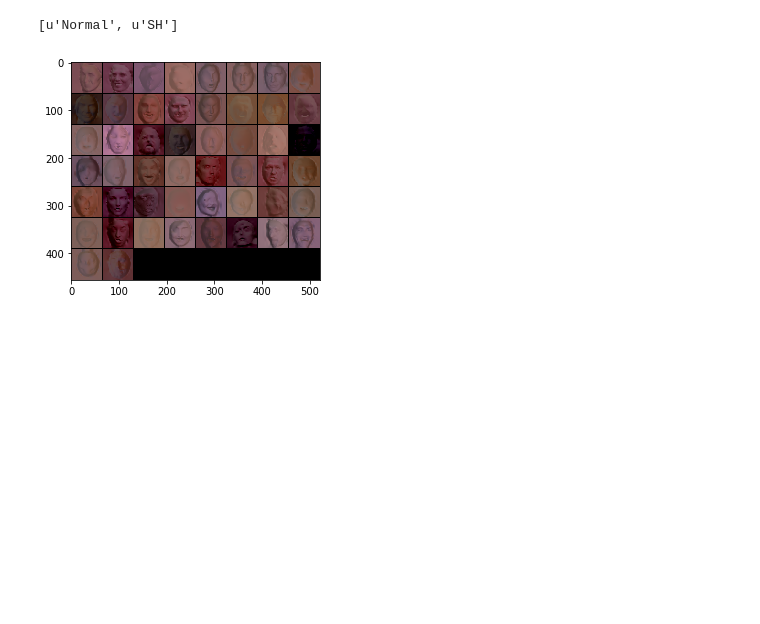
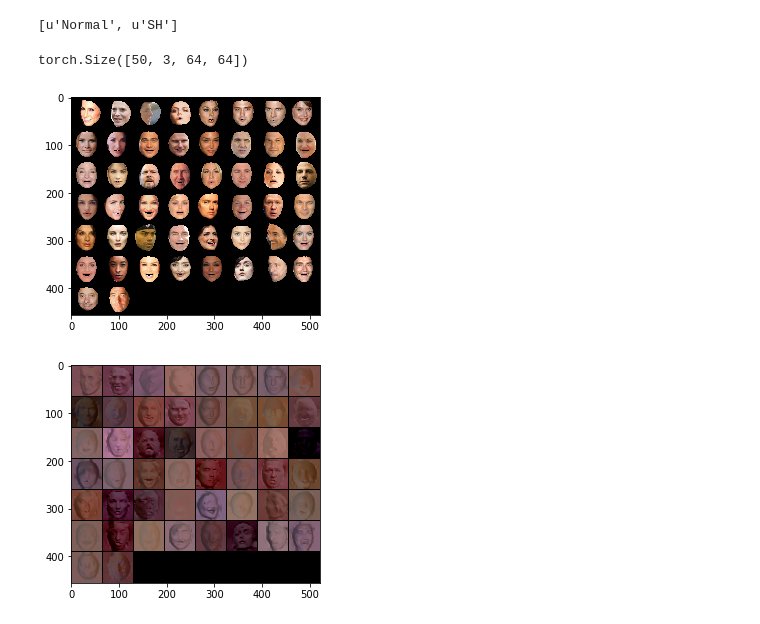
Before and after one commit to bhushan23/Light-Estimation, a Jupyter notebook: LDAN/ShadingFromSH.ipynb, the cells around one changed output. Drawn from its saved outputs; the diff is of its cells as text; code cells hidden in the pictures; blank space fills up the shorter version.

```diff
--- a/LDAN/ShadingFromSH.ipynb
+++ b/LDAN/ShadingFromSH.ipynb
@@ -284,6 +284,14 @@ imageOut = ShadingFromDataLoading(rNormal, rSH)
 imageOut = denorm(imageOut)
 imageOut = imageOut.data
 imageOut1 = np.transpose(imageOut[0].numpy(), (1,2,0))
+# %%
+dreal = next(iter(realImage))
+print dreal.shape
+show(denorm(dreal[0]))
+show(torchvision.utils.make_grid(dreal, padding=1))
+# %% [output]
+torch.Size([50, 3, 64, 64])
+[figure, added]
 # %%
 show(torchvision.utils.make_grid(imageOut, padding=1))
 # %% [output]
```
Also changed, not shown: parts of 4 cells of this notebook, 1 other file.
